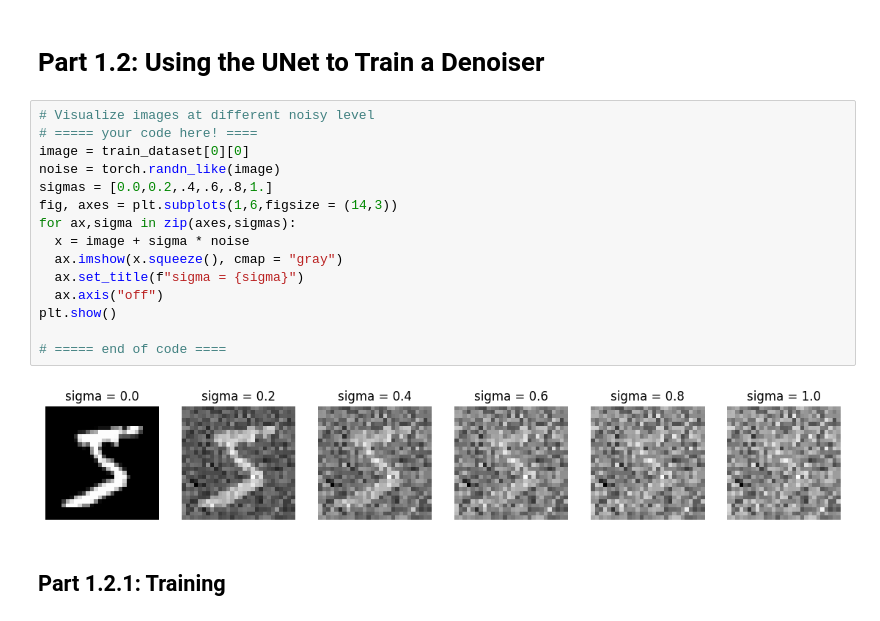
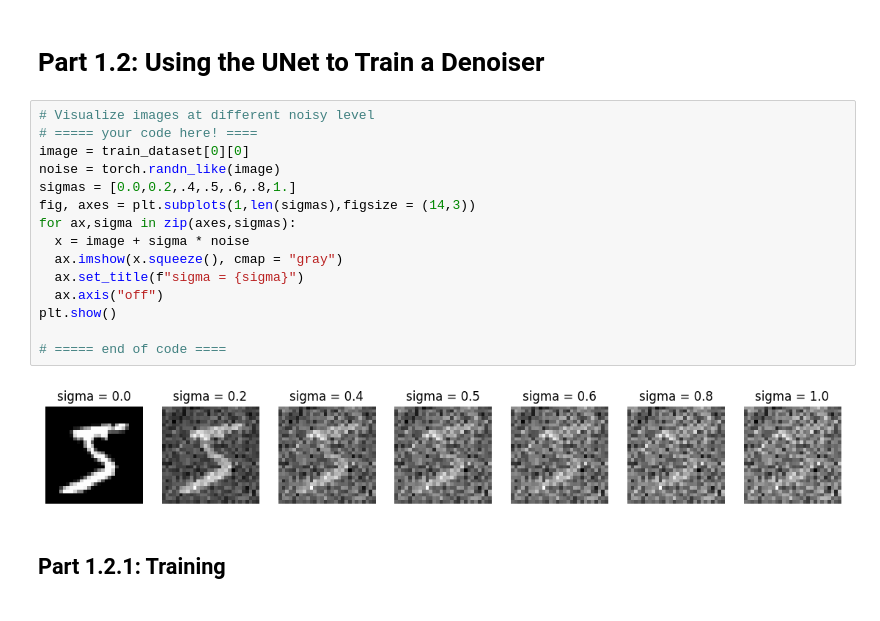
Before and after one commit to RishbhaJain/computer-vision-cs280A, a Jupyter notebook: partb.ipynb, the cells around one changed output. Cells and saved outputs as stored; diff of their text form.

```diff
--- a/partb.ipynb
+++ b/partb.ipynb
@@ -330,20 +330,20 @@ class UnconditionalUNet(nn.Module):
 # %%
 # Visualize images at different noisy level
 # ===== your code here! ====
 image = train_dataset[0][0]
 noise = torch.randn_like(image)
-sigmas = [0.0,0.2,.4,.6,.8,1.]
-fig, axes = plt.subplots(1,6,figsize = (14,3))
+sigmas = [0.0,0.2,.4,.5,.6,.8,1.]
+fig, axes = plt.subplots(1,len(sigmas),figsize = (14,3))
 for ax,sigma in zip(axes,sigmas):
   x = image + sigma * noise
   ax.imshow(x.squeeze(), cmap = "gray")
   ax.set_title(f"sigma = {sigma}")
   ax.axis("off")
 plt.show()
 
 # ===== end of code ====
 # %% [output]
-[figure, old version]
+[figure, new version]
 # %% [markdown]
 ## Part 1.2.1: Training
 # %% [markdown]
```
Also changed, not shown: parts of 9 cells of this notebook.
